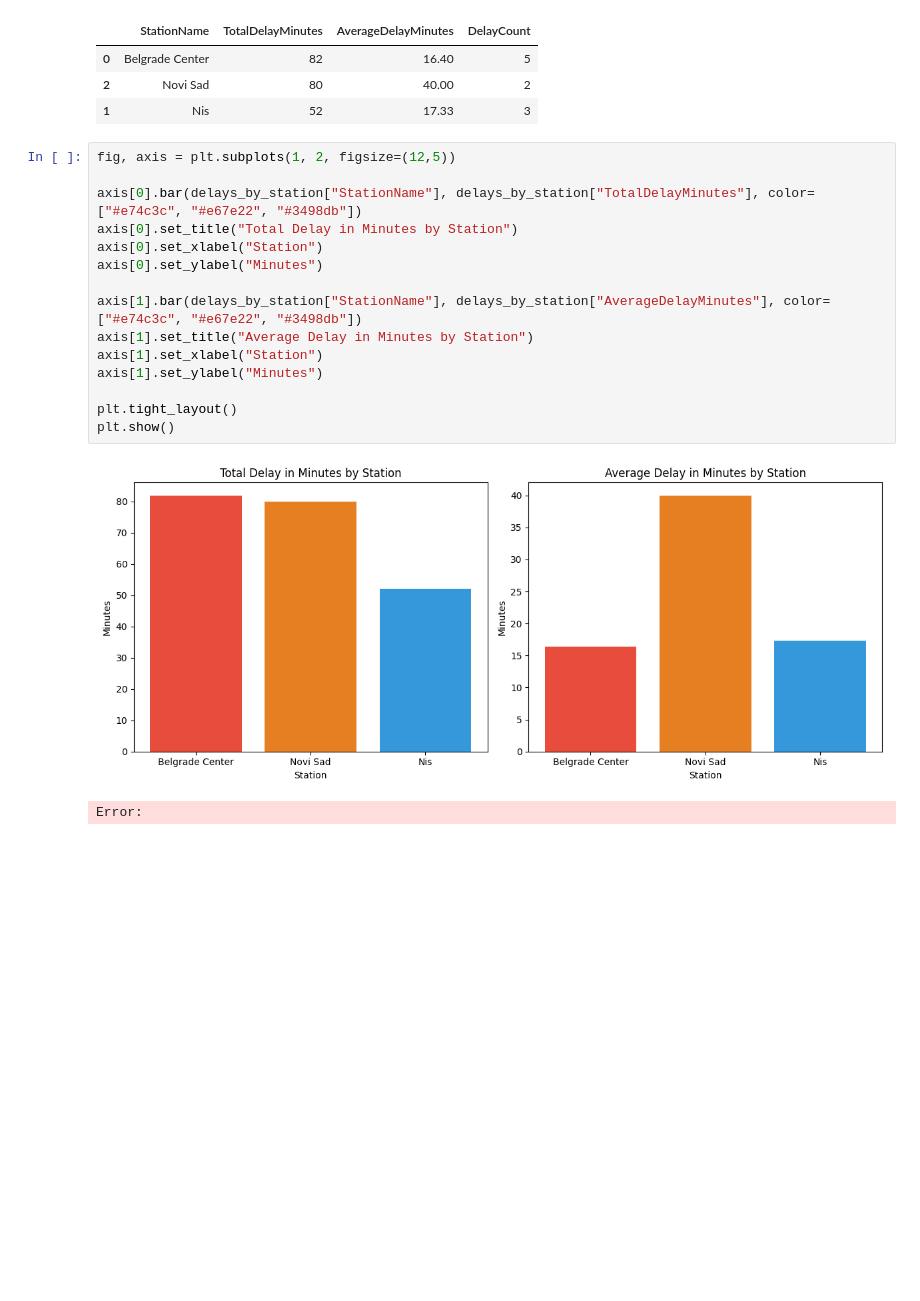
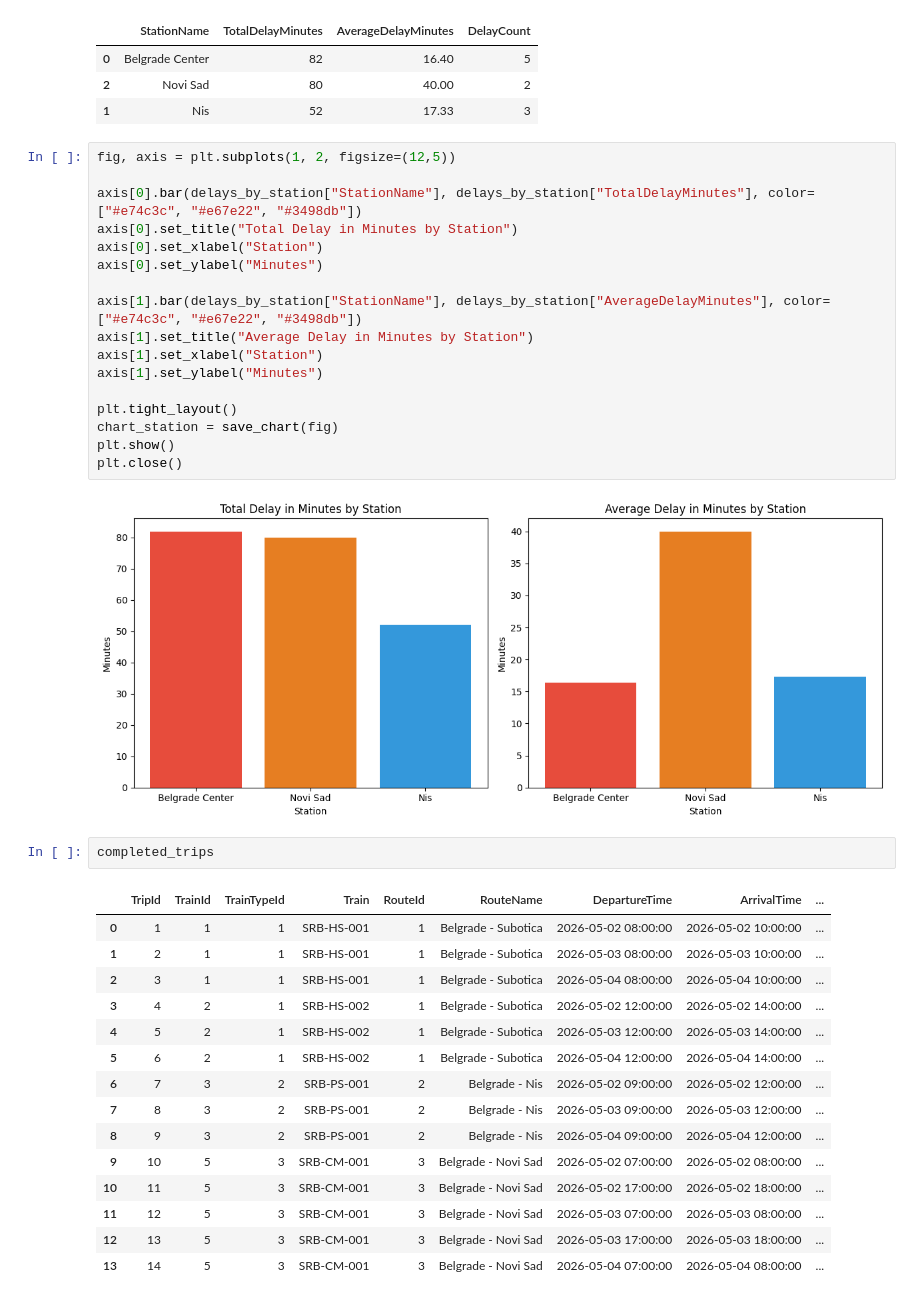
Before and after one commit to lukavlahovic/RailwayManagementSystemAPI, a Jupyter notebook: RailwayAnalytics/exploration.ipynb, the cells around one changed output. Drawn from its saved outputs; the diff is of its cells as text; blank space fills up the shorter version.

```diff
--- a/RailwayAnalytics/exploration.ipynb
+++ b/RailwayAnalytics/exploration.ipynb
@@ -268,7 +281,26 @@ axis[1].set_xlabel("Station")
 axis[1].set_ylabel("Minutes")
 
 plt.tight_layout()
+chart_station = save_chart(fig)
 plt.show()
+plt.close()
 # %% [output]
 [figure]
-Error:
+# %%
+completed_trips
+# %% [output]
+|  | TripId | TrainId | TrainTypeId | Train | RouteId | RouteName | DepartureTime | ArrivalTime | ... |
+| 0 | 1 | 1 | 1 | SRB-HS-001 | 1 | Belgrade - Subotica | 2026-05-02 08:00:00 | 2026-05-02 10:00:00 | ... |
+| 1 | 2 | 1 | 1 | SRB-HS-001 | 1 | Belgrade - Subotica | 2026-05-03 08:00:00 | 2026-05-03 10:00:00 | ... |
+| 2 | 3 | 1 | 1 | SRB-HS-001 | 1 | Belgrade - Subotica | 2026-05-04 08:00:00 | 2026-05-04 10:00:00 | ... |
+| 3 | 4 | 2 | 1 | SRB-HS-002 | 1 | Belgrade - Subotica | 2026-05-02 12:00:00 | 2026-05-02 14:00:00 | ... |
+| 4 | 5 | 2 | 1 | SRB-HS-002 | 1 | Belgrade - Subotica | 2026-05-03 12:00:00 | 2026-05-03 14:00:00 | ... |
+| 5 | 6 | 2 | 1 | SRB-HS-002 | 1 | Belgrade - Subotica | 2026-05-04 12:00:00 | 2026-05-04 14:00:00 | ... |
+| 6 | 7 | 3 | 2 | SRB-PS-001 | 2 | Belgrade - Nis | 2026-05-02 09:00:00 | 2026-05-02 12:00:00 | ... |
+| 7 | 8 | 3 | 2 | SRB-PS-001 | 2 | Belgrade - Nis | 2026-05-03 09:00:00 | 2026-05-03 12:00:00 | ... |
+| 8 | 9 | 3 | 2 | SRB-PS-001 | 2 | Belgrade - Nis | 2026-05-04 09:00:00 | 2026-05-04 12:00:00 | ... |
+| 9 | 10 | 5 | 3 | SRB-CM-001 | 3 | Belgrade - Novi Sad | 2026-05-02 07:00:00 | 2026-05-02 08:00:00 | ... |
+| 10 | 11 | 5 | 3 | SRB-CM-001 | 3 | Belgrade - Novi Sad | 2026-05-02 17:00:00 | 2026-05-02 18:00:00 | ... |
+| 11 | 12 | 5 | 3 | SRB-CM-001 | 3 | Belgrade - Novi Sad | 2026-05-03 07:00:00 | 2026-05-03 08:00:00 | ... |
+| 12 | 13 | 5 | 3 | SRB-CM-001 | 3 | Belgrade - Novi Sad | 2026-05-03 17:00:00 | 2026-05-03 18:00:00 | ... |
+| 13 | 14 | 5 | 3 | SRB-CM-001 | 3 | Belgrade - Novi Sad | 2026-05-04 07:00:00 | 2026-05-04 08:00:00 | ... |
```
Also changed, not shown: parts of 12 cells of this notebook, 14 other files.
